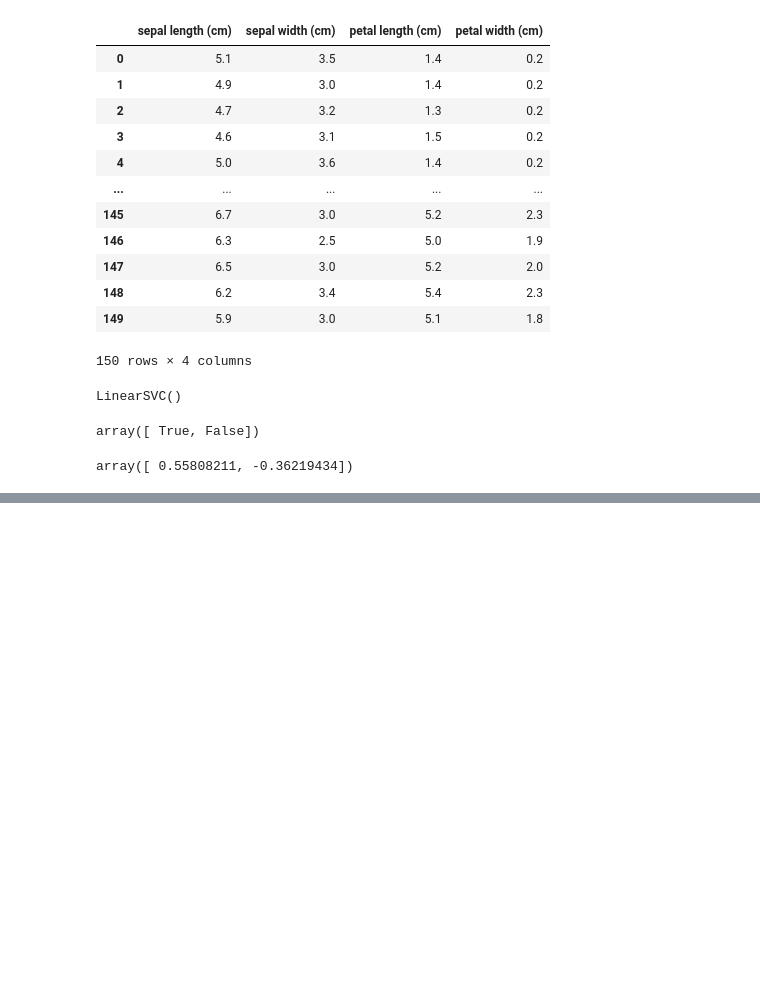
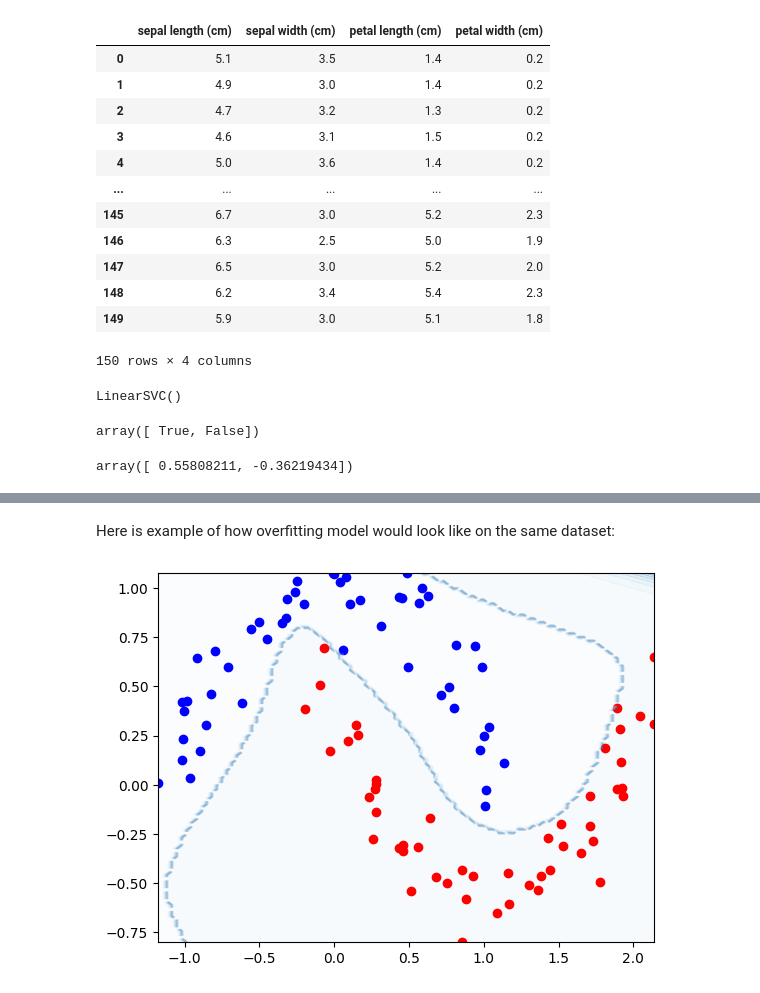
Before and after one commit to yeghor/Learning-Machine-Learning, a Jupyter notebook: jupyter_notes/4-SVM.ipynb, the cells around one changed output, grey strips where cells are left out. Drawn from its saved outputs; the diff is of its cells as text; code cells hidden in the pictures; blank space fills up the shorter version.

```diff
--- a/jupyter_notes/4-SVM.ipynb
+++ b/jupyter_notes/4-SVM.ipynb
@@ -60,0 +114,14 @@ array([ 0.55808211, -0.36219434])
+# %% [markdown]
+Here is example of how overfitting model would look like on the same dataset:
+# %%
+polynomial_svm_clf_overfit = make_pipeline(
+    PolynomialFeatures(degree=30),
+    StandardScaler(),
+    svm_models.LinearSVC(C=10.0, max_iter=10000),
+)
+polynomial_svm_clf_overfit.fit(X, y)
+
+plot_svm(polynomial_svm_clf, axes=[np.min(X[:, 0]), np.max(X[:, 0]), np.min(X[:, 1]), np.max(X[:, 1])])
+plot_dataset(X, y)
+# %% [output]
+[figure, added]
```
Also changed, not shown: parts of 9 cells of this notebook.
